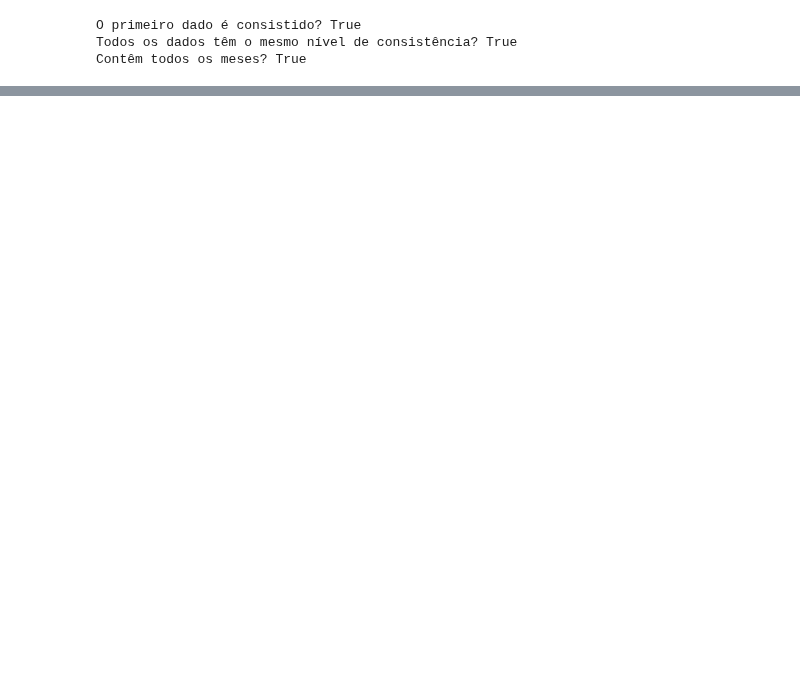
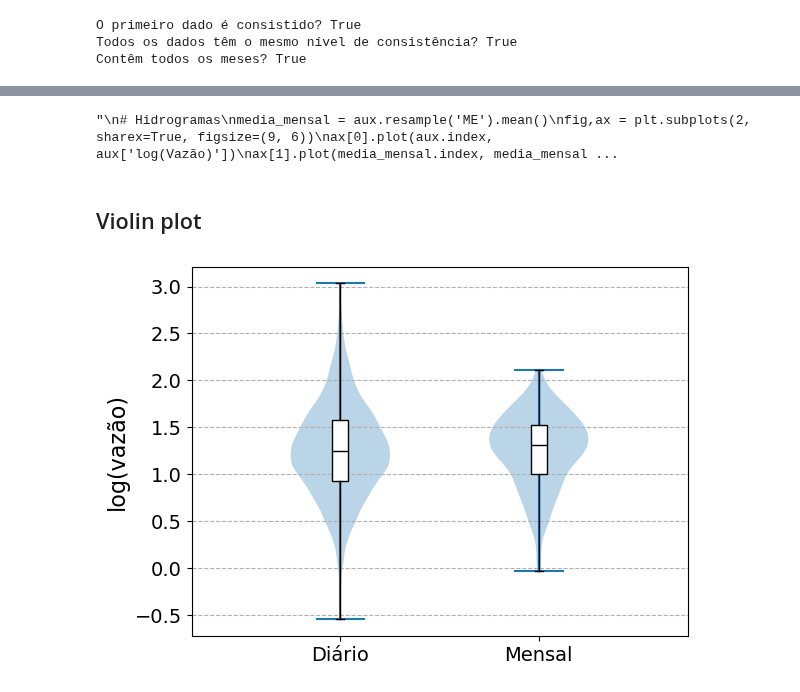
Before and after one commit to vitoria20241/Hidrologia, a Jupyter notebook: Notebooks/Trabalho_02.ipynb, the cells around one changed output, grey strips where cells are left out. Cells and saved outputs as stored; diff of their text form; code cells hidden in the pictures; blank space fills up the shorter version.

```diff
--- a/Notebooks/Trabalho_02.ipynb
+++ b/Notebooks/Trabalho_02.ipynb
@@ -109,0 +97,44 @@ plt.show()
+# %%
+'''
+# Hidrogramas
+media_mensal = aux.resample('ME').mean()
+fig,ax = plt.subplots(2, sharex=True, figsize=(9, 6))
+ax[0].plot(aux.index, aux['log(Vazão)'])
+ax[1].plot(media_mensal.index, media_mensal['log(Vazão)'])
+plt.rcParams['xtick.labelsize'] = 14
+plt.rcParams['ytick.labelsize'] = 14
+ax[0].set_ylabel('log(vazão)', fontsize=16)
+ax[1].set_ylabel('log(vazão)', fontsize=16)
+plt.xlabel('Tempo', fontsize=16)
+font = {'fontsize':16, 'fontweight':'bold'}
+plt.text(0.15, 1.28,'Hidrograma diário', font, transform=plt.gca().transAxes)
+plt.text(0.15, 0.08,'Hidrograma mensal', font, transform=plt.gca().transAxes)
+plt.savefig('hidrogramas.png', bbox_inches='tight')
+'''
+# %% [output]
+"\n# Hidrogramas\nmedia_mensal = aux.resample('ME').mean()\nfig,ax = plt.subplots(2, sharex=True, figsize=(9, 6))\nax[0].plot(aux.index, aux['log(Vazão)'])\nax[1].plot(media_mensal.index, media_mensal ...
+# %% [markdown]
+## Violin plot
+# %%
+def set_axis_style(ax, labels):
+    ax.set_xticks(np.arange(1, len(labels) + 1), labels=labels)
+    ax.set_xlim(0.25, len(labels) + 0.75)
+
+dataset=[aux['log(Vazão)'], media_mensal['log(Vazão)']]
+fig,ax = plt.subplots()
+ax.violinplot(dataset)
+ax.boxplot(dataset,
+           showfliers=False,
+           widths=0.08,
+           patch_artist=True,
+           boxprops={'facecolor':'white'},
+           medianprops={'color':'black'},
+           whis=[0, 100])
+
+plt.ylabel('log(vazão)', fontsize=16)
+labels=['Diário', 'Mensal']
+set_axis_style(ax, labels)
+plt.grid(axis='y', linestyle='--')
+plt.savefig('violinplot.png', bbox_inches='tight')
+# %% [output]
+[figure, added]
```
Also changed, not shown: parts of 7 cells of this notebook.
